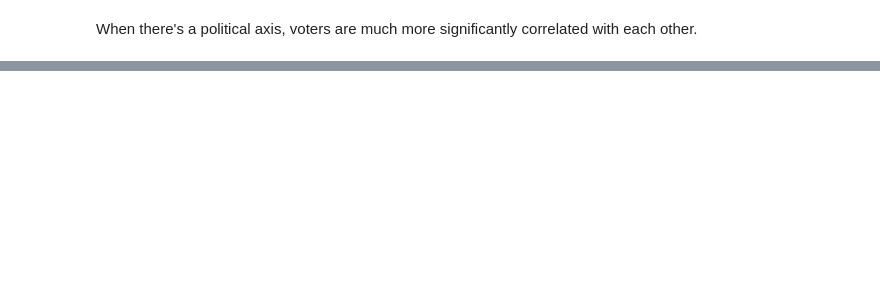
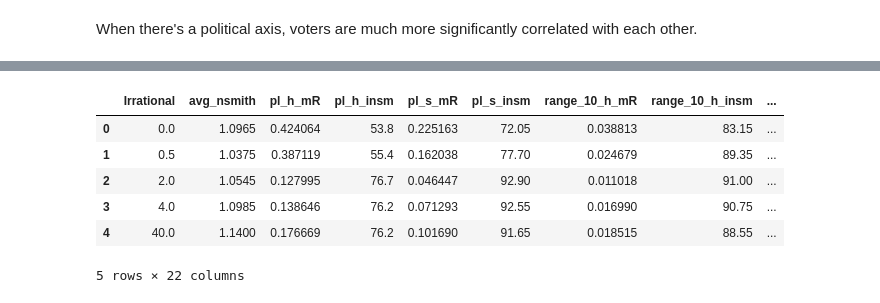
Before and after one commit to tcawlfield/vote-sim, a Jupyter notebook: results/consideration_effects.ipynb, the cells around one changed output, grey strips where cells are left out. Saved outputs shown, nothing was run; the diff lists cells and outputs as text; code cells hidden in the pictures; blank space fills up the shorter version.

```diff
--- a/results/consideration_effects.ipynb
+++ b/results/consideration_effects.ipynb
@@ -223,0 +248,14 @@ df
+# %%
+study_lib.run_experiment(
+    cs(config, 'considerations.1.Irrational.sigma', [0., 0.5, 2.0, 4.0, 40.0]),
+    2000,
+    sm=True,
+)
+# %% [output]
+|  | Irrational | avg_nsmith | pl_h_mR | pl_h_insm | pl_s_mR | pl_s_insm | range_10_h_mR | range_10_h_insm | ... |
+| 0 | 0.0 | 1.0965 | 0.424064 | 53.8 | 0.225163 | 72.05 | 0.038813 | 83.15 | ... |
+| 1 | 0.5 | 1.0375 | 0.387119 | 55.4 | 0.162038 | 77.70 | 0.024679 | 89.35 | ... |
+| 2 | 2.0 | 1.0545 | 0.127995 | 76.7 | 0.046447 | 92.90 | 0.011018 | 91.00 | ... |
+| 3 | 4.0 | 1.0985 | 0.138646 | 76.2 | 0.071293 | 92.55 | 0.016990 | 90.75 | ... |
+| 4 | 40.0 | 1.1400 | 0.176669 | 76.2 | 0.101690 | 91.65 | 0.018515 | 88.55 | ... |
+5 rows × 22 columns
```
Also changed, not shown: parts of 19 cells of this notebook, 2 other files.
